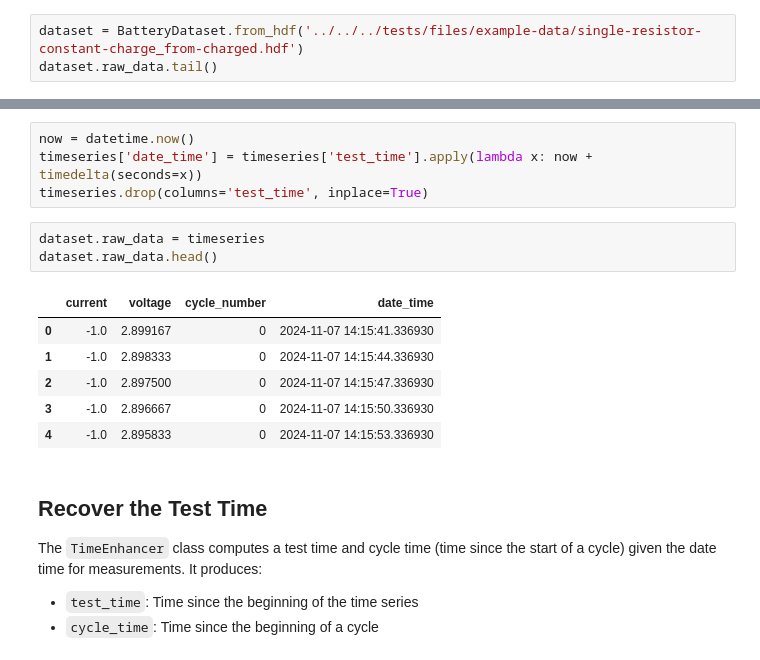
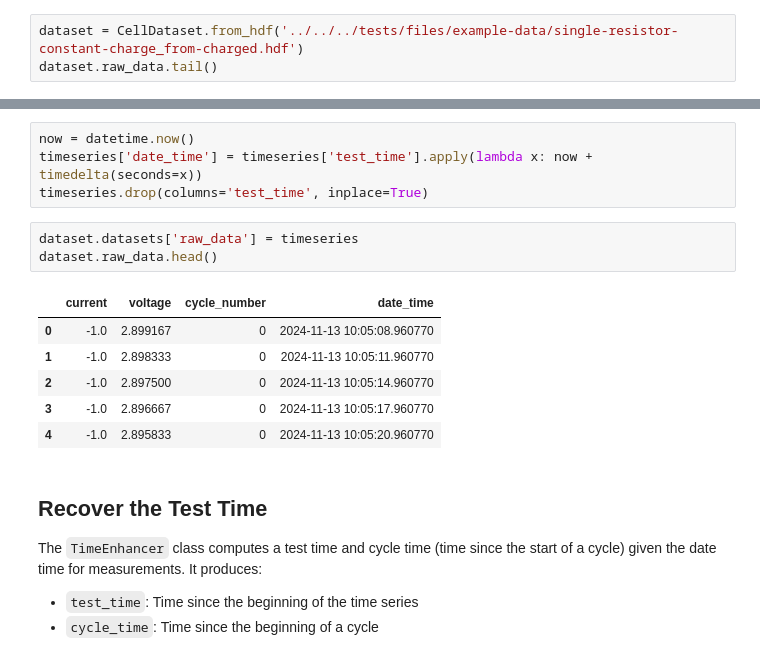
Before and after one commit to ROVI-org/battery-data-toolkit, a Jupyter notebook: docs/user-guide/post-processing/cycle-times.ipynb, the cells around one changed output, grey strips where cells are left out. Saved outputs shown, nothing was run; the diff lists cells and outputs as text.

Commit message:
Fix example notebooks

```diff
--- a/docs/user-guide/post-processing/cycle-times.ipynb
+++ b/docs/user-guide/post-processing/cycle-times.ipynb
@@ -16,7 +16,7 @@ import pandas as pd
 The "single-resistor" datasets provided with battery-data-toolkit includes only a single cycle.
 We'll duplicate it to provide an example for this cycle.
 # %%
-dataset = BatteryDataset.from_hdf('../../../tests/files/example-data/single-resistor-constant-charge_from-charged.hdf')
+dataset = CellDataset.from_hdf('../../../tests/files/example-data/single-resistor-constant-charge_from-charged.hdf')
 dataset.raw_data.tail()
 # %% [output]
 |  | test_time | current | voltage | cycle_number |
@@ -48,15 +48,15 @@ now = datetime.now()
 timeseries['date_time'] = timeseries['test_time'].apply(lambda x: now + timedelta(seconds=x))
 timeseries.drop(columns='test_time', inplace=True)
 # %%
-dataset.raw_data = timeseries
+dataset.datasets['raw_data'] = timeseries
 dataset.raw_data.head()
 # %% [output]
 |  | current | voltage | cycle_number | date_time |
-| 0 | -1.0 | 2.899167 | 0 | 2024-11-07 14:15:41.336930 |
-| 1 | -1.0 | 2.898333 | 0 | 2024-11-07 14:15:44.336930 |
-| 2 | -1.0 | 2.897500 | 0 | 2024-11-07 14:15:47.336930 |
-| 3 | -1.0 | 2.896667 | 0 | 2024-11-07 14:15:50.336930 |
-| 4 | -1.0 | 2.895833 | 0 | 2024-11-07 14:15:53.336930 |
+| 0 | -1.0 | 2.899167 | 0 | 2024-11-13 10:05:08.960770 |
+| 1 | -1.0 | 2.898333 | 0 | 2024-11-13 10:05:11.960770 |
+| 2 | -1.0 | 2.897500 | 0 | 2024-11-13 10:05:14.960770 |
+| 3 | -1.0 | 2.896667 | 0 | 2024-11-13 10:05:17.960770 |
+| 4 | -1.0 | 2.895833 | 0 | 2024-11-13 10:05:20.960770 |
 # %% [markdown]
 ## Recover the Test Time
 The `TimeEnhancer` class computes a test time and cycle time (time since the start of a cycle) given the date time for measurements. It produces:
```
Also changed, not shown: parts of 1 cell of this notebook, 2 other files.
